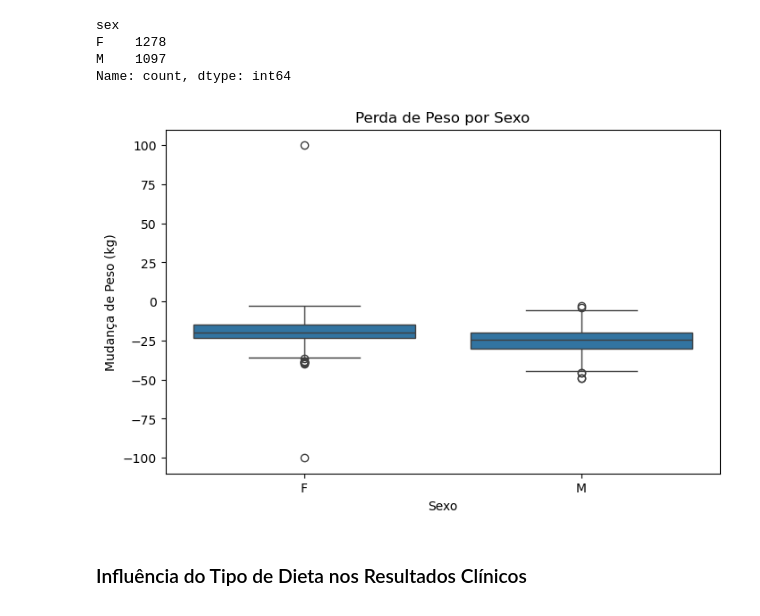
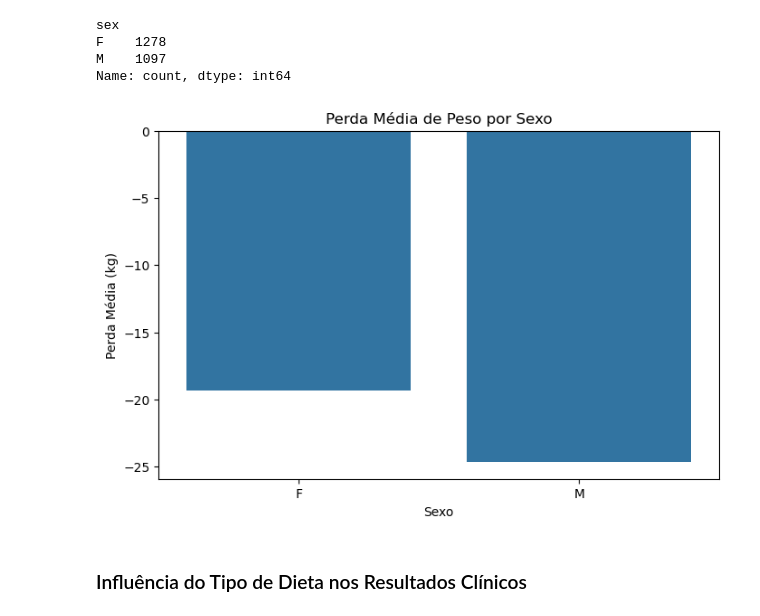
Before and after one commit to leobermudez10/projeto-nutricao-data-science, a Jupyter notebook: notebook/PROYECTO ELEMENTOS IA.ipynb, the cells around one changed output. Drawn from its saved outputs; the diff is of its cells as text; code cells hidden in the pictures.

```diff
--- a/notebook/PROYECTO ELEMENTOS IA.ipynb
+++ b/notebook/PROYECTO ELEMENTOS IA.ipynb
@@ -469,21 +469,29 @@ F    1278
 M    1097
 Name: count, dtype: int64
 # %%
+import matplotlib.pyplot as plt
+import seaborn as sns
+
+# Perda média por sexo
+sex_mean = (
+    df.groupby("sex")["weight_change_kg_6m"]
+    .mean()
+)
+
 plt.figure(figsize=(8,5))
 
-sns.boxplot(
-    x='sex',
-    y='weight_change_kg_6m',
-    data=df
+sns.barplot(
+    x=sex_mean.index,
+    y=sex_mean.values
 )
 
-plt.title('Perda de Peso por Sexo')
-plt.xlabel('Sexo')
-plt.ylabel('Mudança de Peso (kg)')
+plt.title("Perda Média de Peso por Sexo")
+plt.xlabel("Sexo")
+plt.ylabel("Perda Média (kg)")
 
 plt.show()
 # %% [output]
-[figure, old version]
+[figure, new version]
 # %% [markdown]
 ### Influência do Tipo de Dieta nos Resultados Clínicos
 # %%
```
Also changed, not shown: parts of 5 cells of this notebook.
